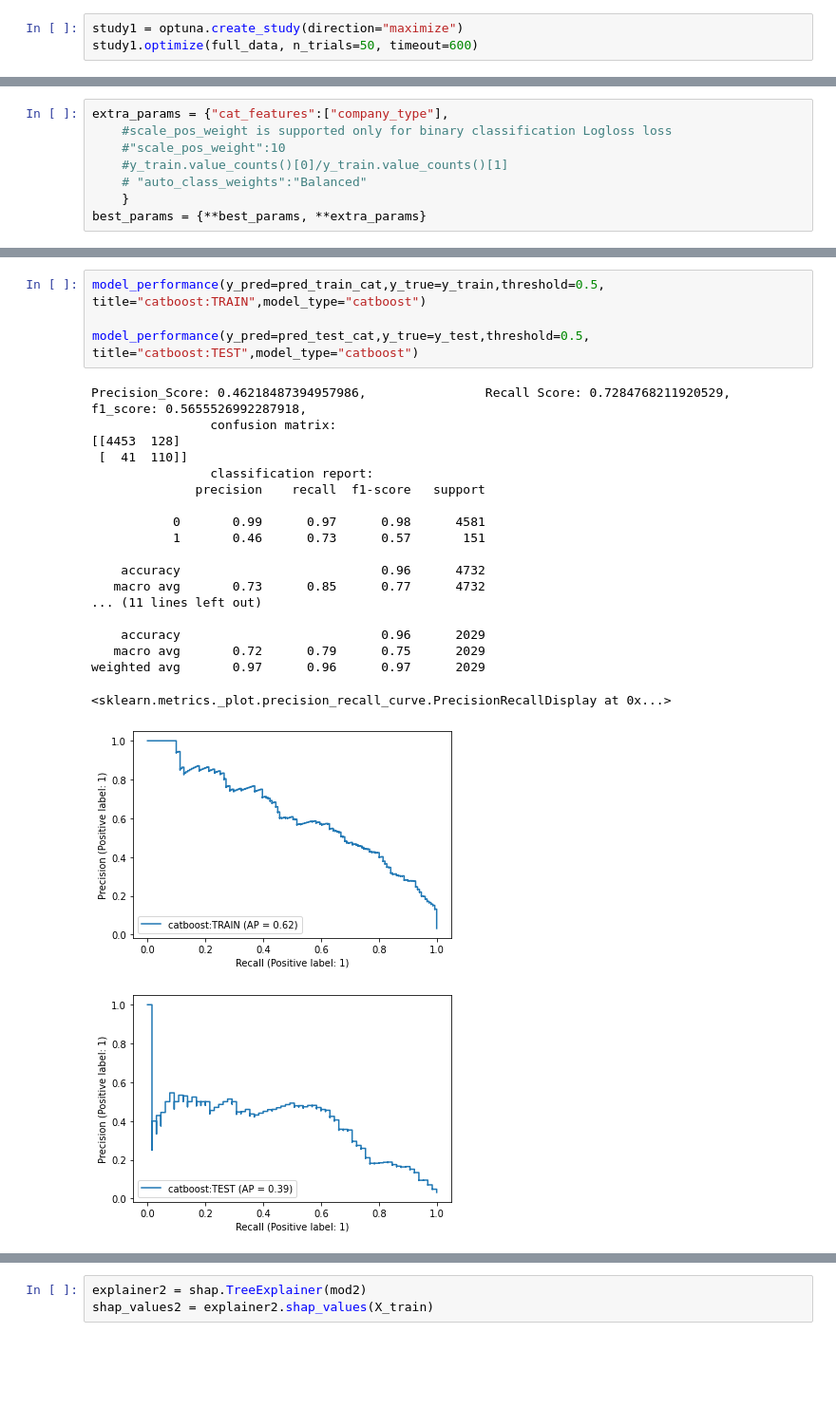
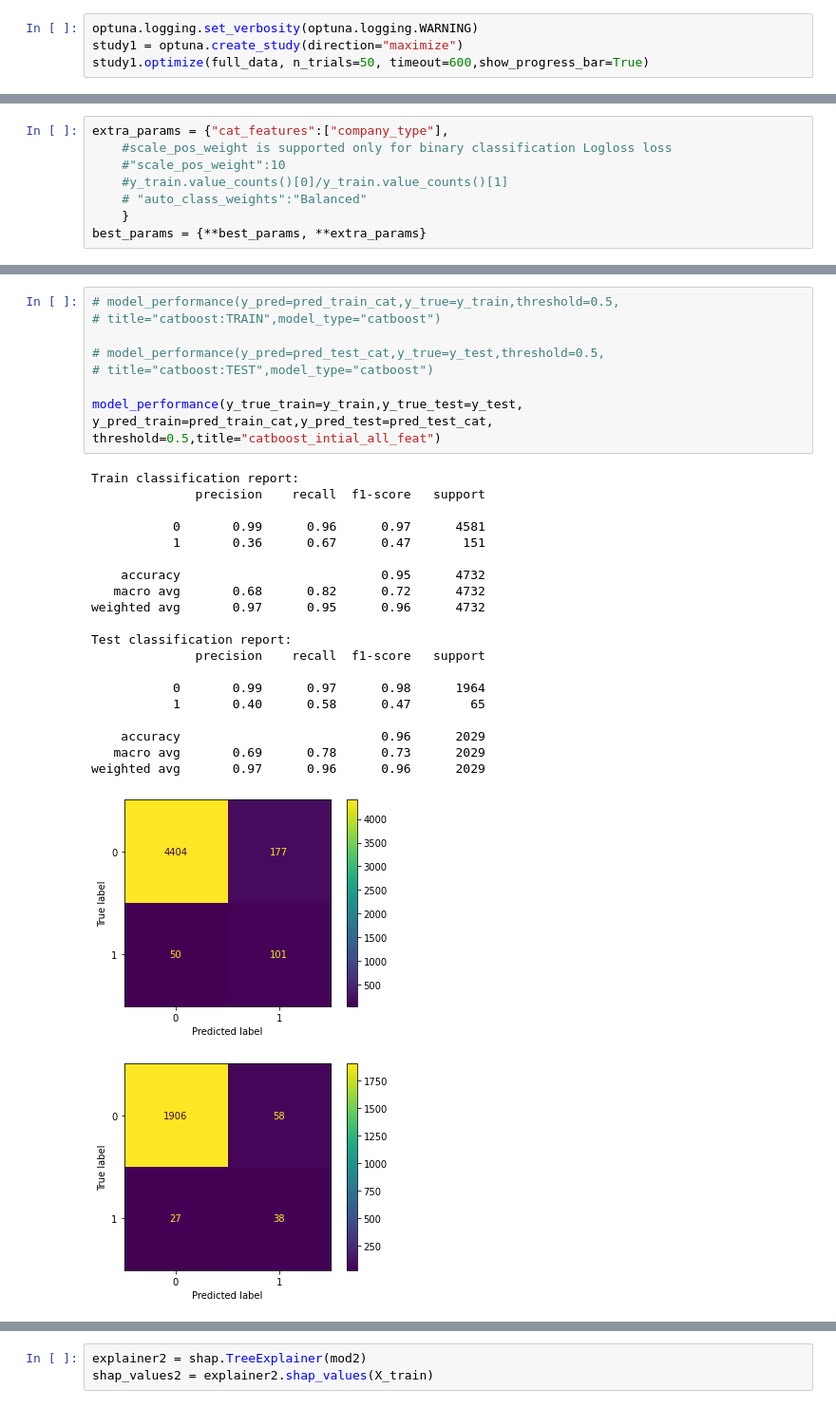
Before and after one commit to shoaibkhanz/bankruptcy_prediction, a Jupyter notebook: notebook/oversampling_model.ipynb, the cells around one changed output, grey strips where cells are left out. Shown at 95% size. Saved outputs shown, nothing was run; the diff lists cells and outputs as text; blank space fills up the shorter version.

```diff
--- a/notebook/oversampling_model.ipynb
+++ b/notebook/oversampling_model.ipynb
@@ -182,6 +188,7 @@ def full_data(trial):
     f_one_score = f1_score(y_test, pred_labels)
     return f_one_score
 # %%
+optuna.logging.set_verbosity(optuna.logging.WARNING)
 study1 = optuna.create_study(direction="maximize")
-study1.optimize(full_data, n_trials=50, timeout=600)
+study1.optimize(full_data, n_trials=50, timeout=600,show_progress_bar=True)
 # %% [output]
@@ -271,27 +263,32 @@ pred_test_cat = mod2.predict_proba(X_test)
 # %%
-model_performance(y_pred=pred_train_cat,y_true=y_train,threshold=0.5,
-title="catboost:TRAIN",model_type="catboost")
+# model_performance(y_pred=pred_train_cat,y_true=y_train,threshold=0.5,
+# title="catboost:TRAIN",model_type="catboost")
 
-model_performance(y_pred=pred_test_cat,y_true=y_test,threshold=0.5,
-title="catboost:TEST",model_type="catboost")
+# model_performance(y_pred=pred_test_cat,y_true=y_test,threshold=0.5,
+# title="catboost:TEST",model_type="catboost")
+
+model_performance(y_true_train=y_train,y_true_test=y_test,
+y_pred_train=pred_train_cat,y_pred_test=pred_test_cat,
+threshold=0.5,title="catboost_intial_all_feat")
 # %% [output]
-Precision_Score: 0.46218487394957986,                Recall Score: 0.7284768211920529,                f1_score: 0.5655526992287918,
-                confusion matrix:
-[[4453  128]
- [  41  110]]
-                classification report:
+Train classification report:
               precision    recall  f1-score   support
 
-           0       0.99      0.97      0.98      4581
-           1       0.46      0.73      0.57       151
+           0       0.99      0.96      0.97      4581
+           1       0.36      0.67      0.47       151
 
-    accuracy                           0.96      4732
-   macro avg       0.73      0.85      0.77      4732
-... (11 lines left out)
+    accuracy                           0.95      4732
+   macro avg       0.68      0.82      0.72      4732
+weighted avg       0.97      0.95      0.96      4732
+
+Test classification report:
+              precision    recall  f1-score   support
+
+           0       0.99      0.97      0.98      1964
+           1       0.40      0.58      0.47        65
 
     accuracy                           0.96      2029
-   macro avg       0.72      0.79      0.75      2029
-weighted avg       0.97      0.96      0.97      2029
+   macro avg       0.69      0.78      0.73      2029
+weighted avg       0.97      0.96      0.96      2029
-<sklearn.metrics._plot.precision_recall_curve.PrecisionRecallDisplay at 0x...>
-[figure, old version]
+[figure, new version]
-[figure, old version]
+[figure, new version]
```
Also changed, not shown: parts of 21 cells of this notebook, 5 other files.
